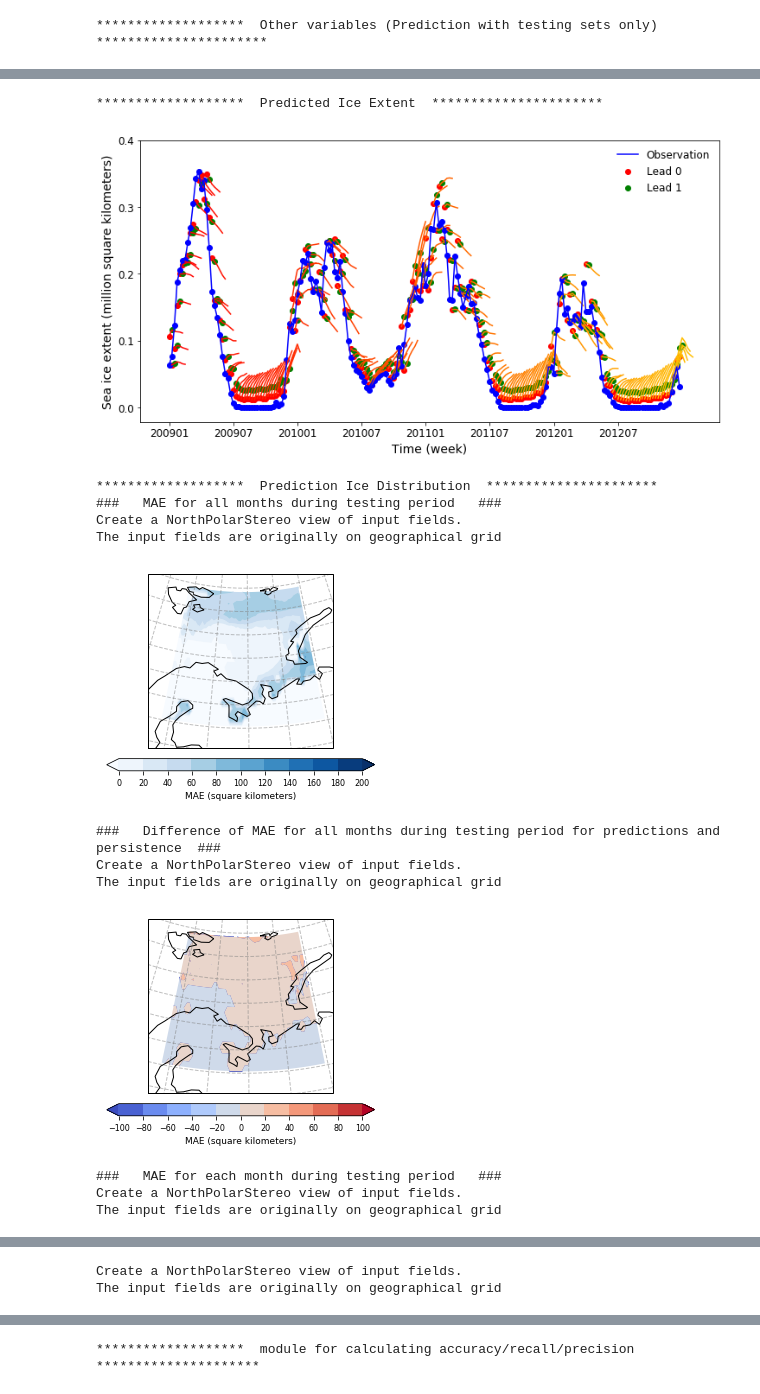
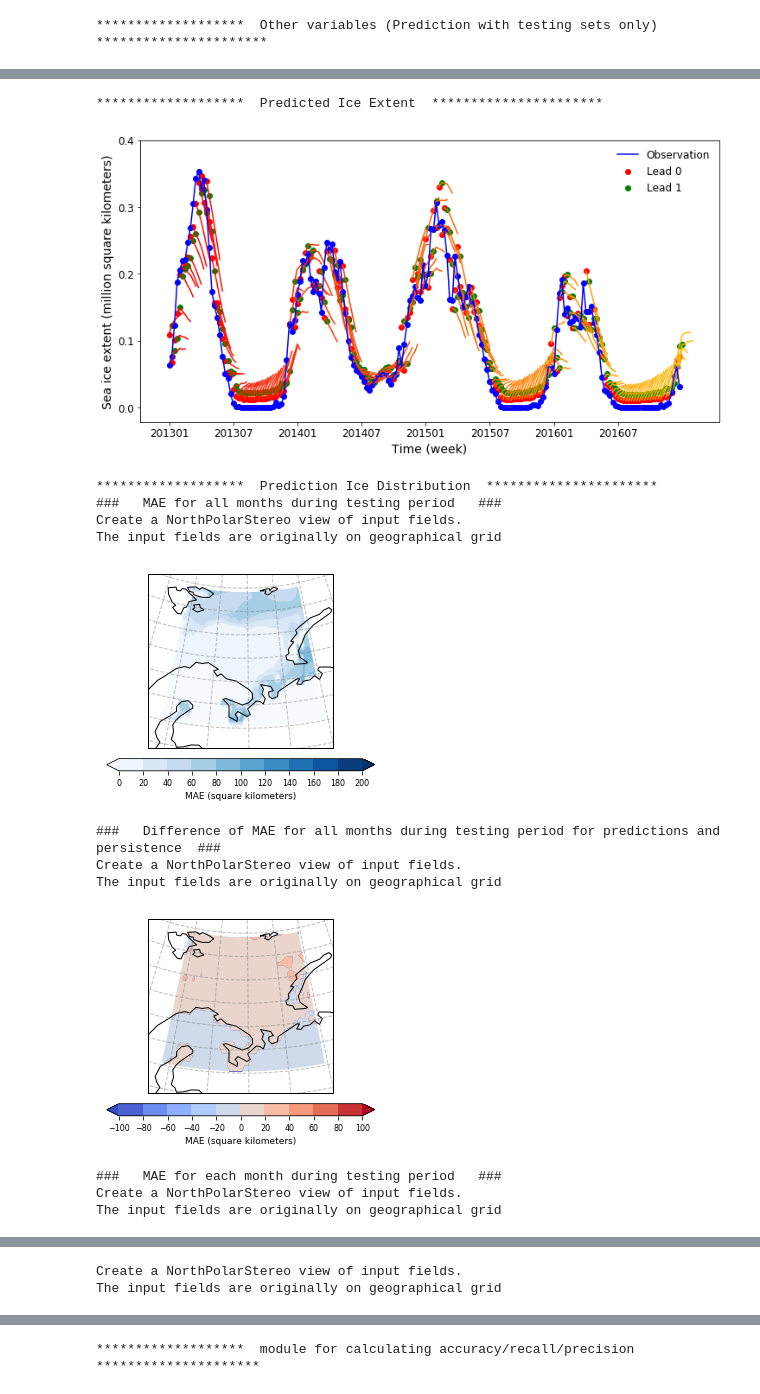
Before and after one commit to geek-yang/DeepArctic, a Jupyter notebook: Map/valid_All/map_LSTM_multiple_2SIC_Barents_GPU_Hyperparam_tuning_validAll.ipynb, the cells around one changed output, grey strips where cells are left out. Cells and saved outputs as stored; diff of their text form; code cells hidden in the pictures.

```diff
--- a/Map/valid_All/map_LSTM_multiple_2SIC_Barents_GPU_Hyperparam_tuning_validAll.ipynb
+++ b/Map/valid_All/map_LSTM_multiple_2SIC_Barents_GPU_Hyperparam_tuning_validAll.ipynb
@@ -1059,8 +1068,8 @@ def week2month(series, m):
     #plt.plot(index_plot, climatology, 'c--',label="climatology")
     plt.xlabel('Time (week)',fontsize = 14)
     plt.ylabel('Sea ice extent (million square kilometers)',fontsize = 14)
-    plt.xticks(np.arange(0,cross_valid_year*12*4,6*4),(['200901', '200907', '201001', '201007',
-                                                        '201101', '201107', '201201', '201207']),
+    plt.xticks(np.arange(0,test_year*12*4,6*4),(['201301', '201307', '201401', '201407',
+                                                 '201501', '201507', '201601', '201607']),
                fontsize = 12)
     plt.yticks(np.arange(0,0.5,0.1), fontsize = 12)
     plt.legend(frameon=False, loc=1, prop={'size': 12})
@@ -1138,34 +1147,34 @@ def week2month(series, m):
     plt.xlabel('Prediction', fontsize = 12)
     plt.ylabel('Observation', fontsize = 12)
     plt.xticks(fontsize = 10)
     plt.yticks(fontsize = 10)
     axes = plt.gca()
     axes.set_xlim(0,1.0)
     axes.set_ylim(0,1.0)
     axes.plot(axes.get_xlim(), axes.get_ylim(), ls="--", c="r")
     #plt.plot(np.arange(0,1.0,11),np.arange(0,1.0,11),'r')
     #plt.legend()
     plt.show()
     fig4.savefig(os.path.join(output_path,'sic_ERAI_LSTM_pred_lead_test_scatter.png'),dpi=200)
 
     print ("*******************  quantile mapping obs data v.s. testing data **********************")
     # Draw quantile-quantile plot
     plt.figure(figsize=(5,5))
     qqplot(np.sort(lead_pred_sic[:,0,:,:]), np.sort(sic_exp_norm[-test_year*12*4:,:,:]),
            c='r', alpha=0.5, edgecolor='k')
     plt.xlabel('Prediction', fontsize = 12)
     plt.ylabel('Observation', fontsize = 12)
     axes = plt.gca()
     axes.set_xlim(0,1.0)
     axes.set_ylim(0,1.0)
     axes.plot(axes.get_xlim(), axes.get_ylim(), ls="--", c="b", alpha=0.5)
     #plt.title('Quantile Mapping')
     plt.savefig(os.path.join(output_path,'sic_ERAI_LSTM_pred_lead_test_quantile.png'),dpi=200)
     plt.show()
     plt.close()
 # %% [output]
 *******************  Predicted Ice Extent  **********************
-[figure, old version]
+[figure, new version]
 *******************  Prediction Ice Distribution  **********************
 ###   MAE for all months during testing period   ###
 Create a NorthPolarStereo view of input fields.
@@ -1174,7 +1183,7 @@ The input fields are originally on geographical grid
 ###   Difference of MAE for all months during testing period for predictions and persistence  ###
 Create a NorthPolarStereo view of input fields.
 The input fields are originally on geographical grid
-[figure, old version]
+[figure, new version]
 ###   MAE for each month during testing period   ###
 Create a NorthPolarStereo view of input fields.
 The input fields are originally on geographical grid
```
Also changed, not shown: parts of 10 cells of this notebook, 2 other files.
